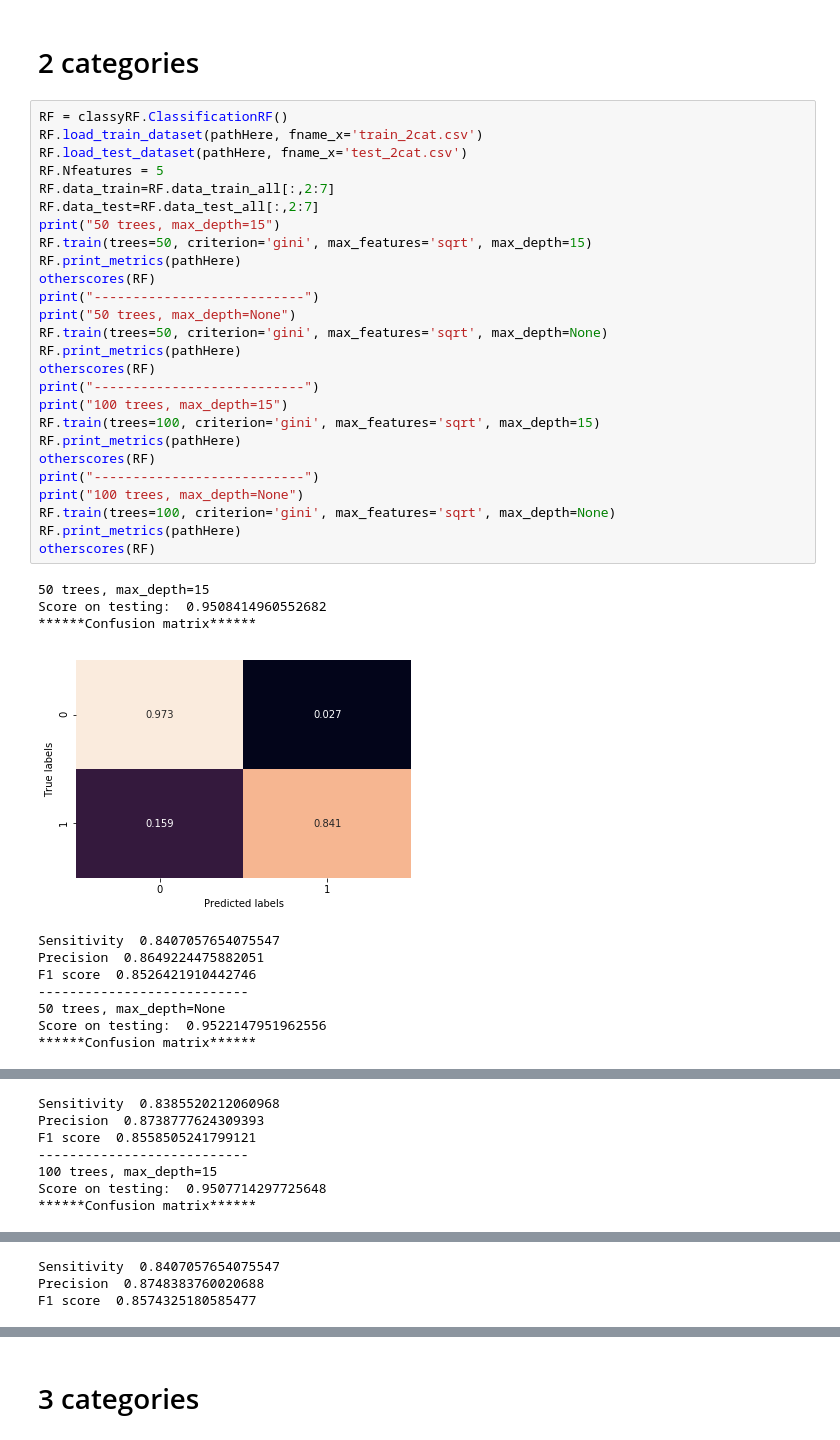
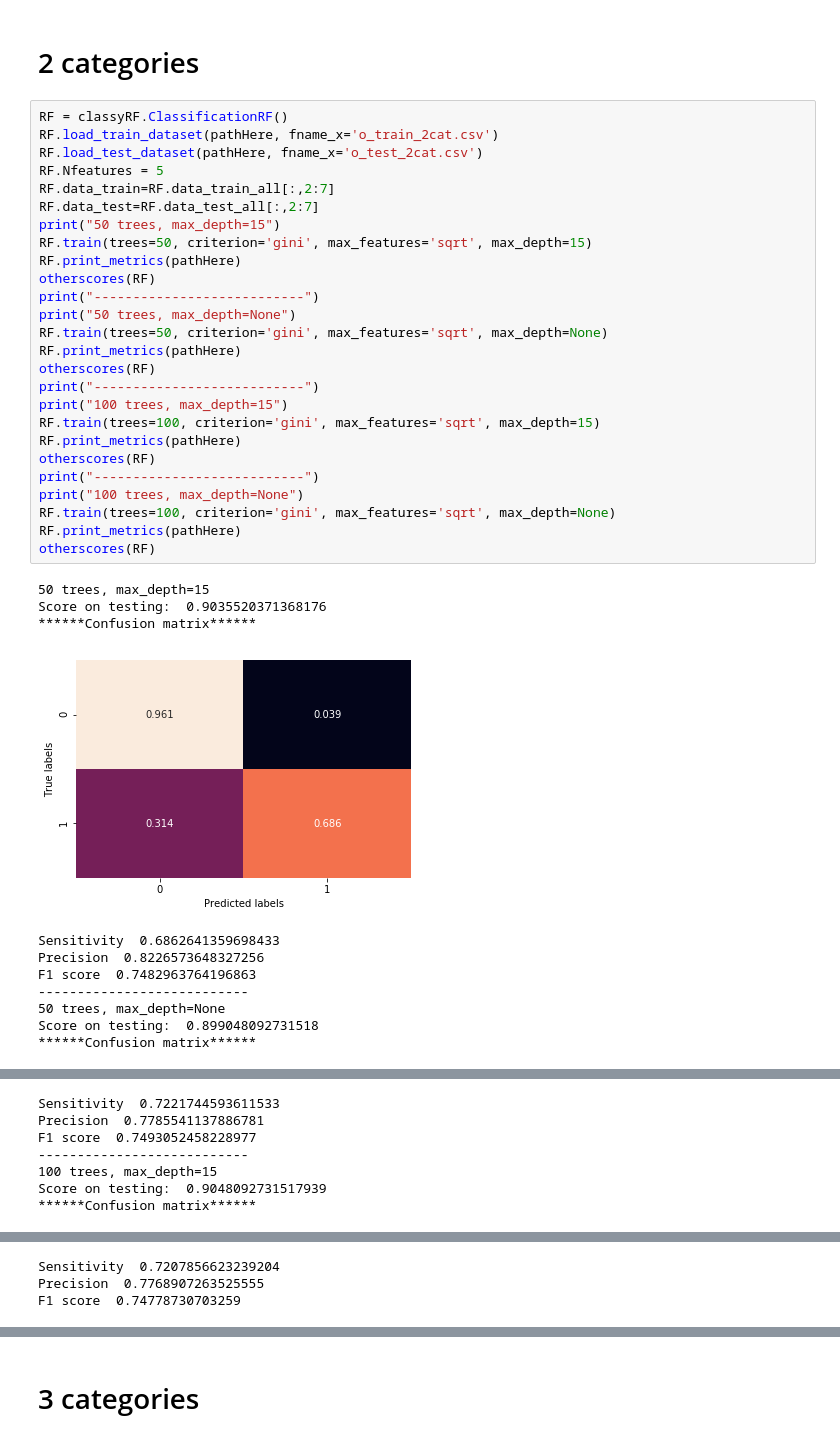
Before and after one commit to PhoenixBirdCreations/IPAM2021_ML, a Jupyter notebook: MassGap/RF_massGap_trials_FARcut.ipynb, the cells around one changed output, grey strips where cells are left out. Drawn from its saved outputs; the diff is of its cells as text.

Commit message:
far cut to both datasets

```diff
--- a/MassGap/RF_massGap_trials_FARcut.ipynb
+++ b/MassGap/RF_massGap_trials_FARcut.ipynb
@@ -68,39 +91,39 @@ These will be taken with threshold=0.5 (they will be used as first check to see
 # 2 categories
 # %%
 RF = classyRF.ClassificationRF()
-RF.load_train_dataset(pathHere, fname_x='train_2cat.csv')
-RF.load_test_dataset(pathHere, fname_x='test_2cat.csv')
+RF.load_train_dataset(pathHere, fname_x='o_train_2cat.csv')
+RF.load_test_dataset(pathHere, fname_x='o_test_2cat.csv')
 RF.Nfeatures = 5
 RF.data_train=RF.data_train_all[:,2:7]
 RF.data_test=RF.data_test_all[:,2:7]
 print("50 trees, max_depth=15")
 RF.train(trees=50, criterion='gini', max_features='sqrt', max_depth=15)
 RF.print_metrics(pathHere)
 otherscores(RF)
 print("---------------------------")
 print("50 trees, max_depth=None")
 RF.train(trees=50, criterion='gini', max_features='sqrt', max_depth=None)
 RF.print_metrics(pathHere)
 otherscores(RF)
 print("---------------------------")
 print("100 trees, max_depth=15")
 RF.train(trees=100, criterion='gini', max_features='sqrt', max_depth=15)
 RF.print_metrics(pathHere)
 otherscores(RF)
 print("---------------------------")
 print("100 trees, max_depth=None")
 RF.train(trees=100, criterion='gini', max_features='sqrt', max_depth=None)
 RF.print_metrics(pathHere)
 otherscores(RF)
 # %% [output]
 50 trees, max_depth=15
-Score on testing:  0.9508414960552682
+Score on testing:  0.9035520371368176
 ******Confusion matrix******
-[figure, old version]
+[figure, new version]
-Sensitivity  0.8407057654075547
-Precision  0.8649224475882051
-F1 score  0.8526421910442746
+Sensitivity  0.6862641359698433
+Precision  0.8226573648327256
+F1 score  0.7482963764196863
 ---------------------------
 50 trees, max_depth=None
-Score on testing:  0.9522147951962556
+Score on testing:  0.899048092731518
 ******Confusion matrix******
@@ -108,7 +131,7 @@ Score on testing:  0.9522147951962556
-Sensitivity  0.8385520212060968
-Precision  0.8738777624309393
-F1 score  0.8558505241799121
+Sensitivity  0.7221744593611533
+Precision  0.7785541137886781
+F1 score  0.7493052458228977
 ---------------------------
 100 trees, max_depth=15
-Score on testing:  0.9507714297725648
+Score on testing:  0.9048092731517939
 ******Confusion matrix******
@@ -124,4 +147,4 @@ Score on testing:  0.9527052591751797
-Sensitivity  0.8407057654075547
-Precision  0.8748383760020688
-F1 score  0.8574325180585477
+Sensitivity  0.7207856623239204
+Precision  0.7768907263525555
+F1 score  0.74778730703259
 <Figure size 432x288 with 0 Axes>
```
Also changed, not shown: parts of 19 cells of this notebook.
